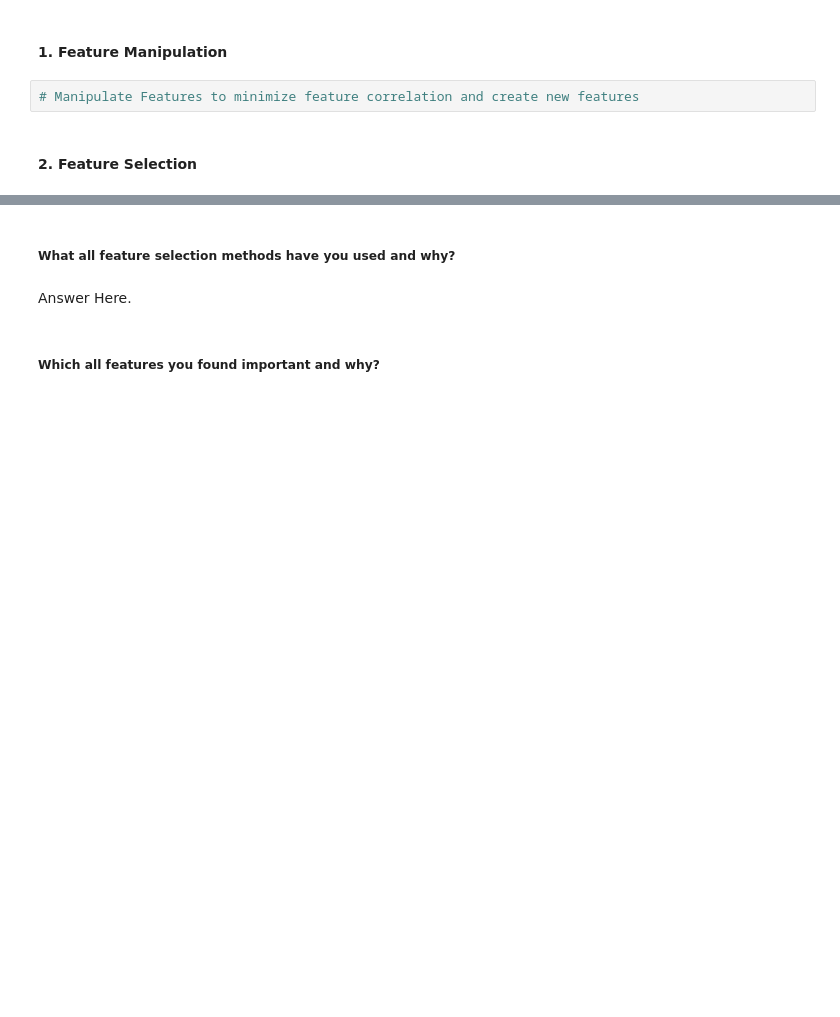
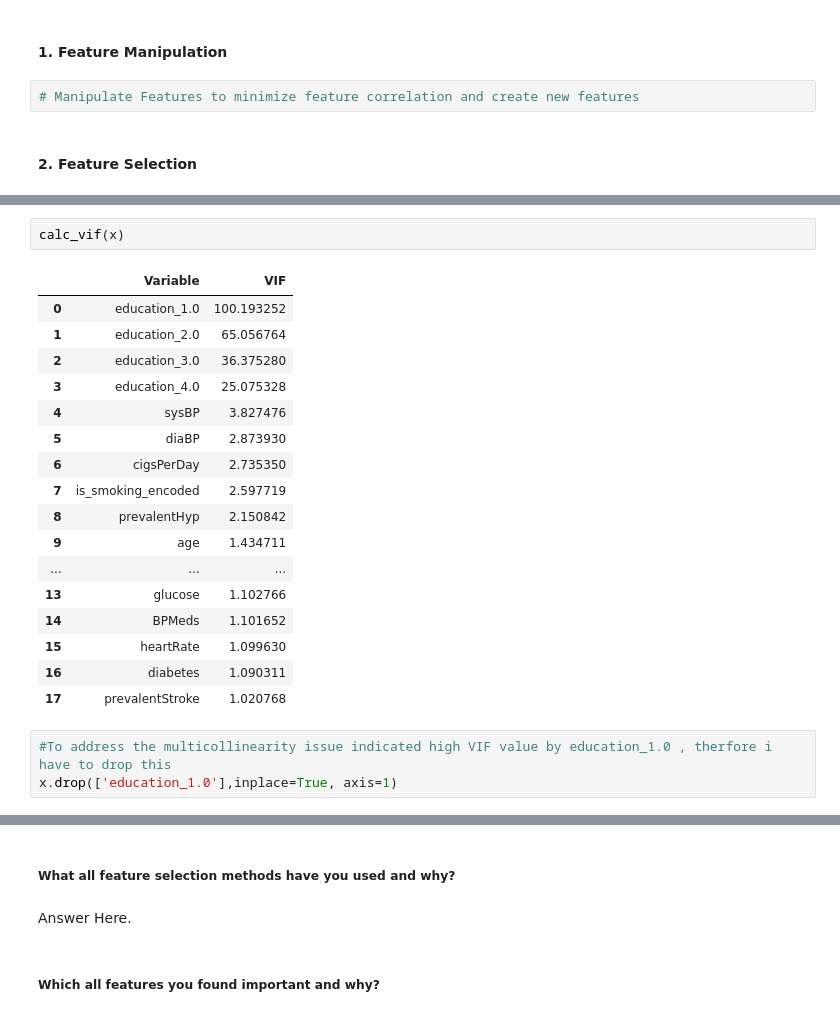
Before and after one commit to fadakenitin/Classification_Capstone_Project, a Jupyter notebook: Cardiovascular_Risk_Prediction.ipynb, the cells around one changed output, grey strips where cells are left out. Drawn from its saved outputs; the diff is of its cells as text; blank space fills up the shorter version.

```diff
--- a/Cardiovascular_Risk_Prediction.ipynb
+++ b/Cardiovascular_Risk_Prediction.ipynb
@@ -1209,0 +1269,23 @@ Answer Here.
+# %%
+calc_vif(x)
+# %% [output]
+|  | Variable | VIF |
+| 0 | education_1.0 | 100.193252 |
+| 1 | education_2.0 | 65.056764 |
+| 2 | education_3.0 | 36.375280 |
+| 3 | education_4.0 | 25.075328 |
+| 4 | sysBP | 3.827476 |
+| 5 | diaBP | 2.873930 |
+| 6 | cigsPerDay | 2.735350 |
+| 7 | is_smoking_encoded | 2.597719 |
+| 8 | prevalentHyp | 2.150842 |
+| 9 | age | 1.434711 |
+| ... | ... | ... |
+| 13 | glucose | 1.102766 |
+| 14 | BPMeds | 1.101652 |
+| 15 | heartRate | 1.099630 |
+| 16 | diabetes | 1.090311 |
+| 17 | prevalentStroke | 1.020768 |
+# %%
+#To address the multicollinearity issue indicated high VIF value by education_1.0 , therfore i have to drop this
+x.drop(['education_1.0'],inplace=True, axis=1)
```
Also changed, not shown: parts of 19 cells of this notebook.
